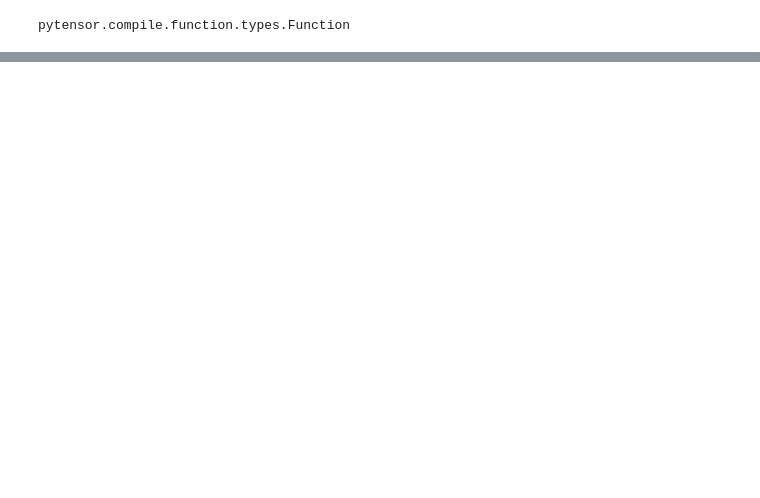
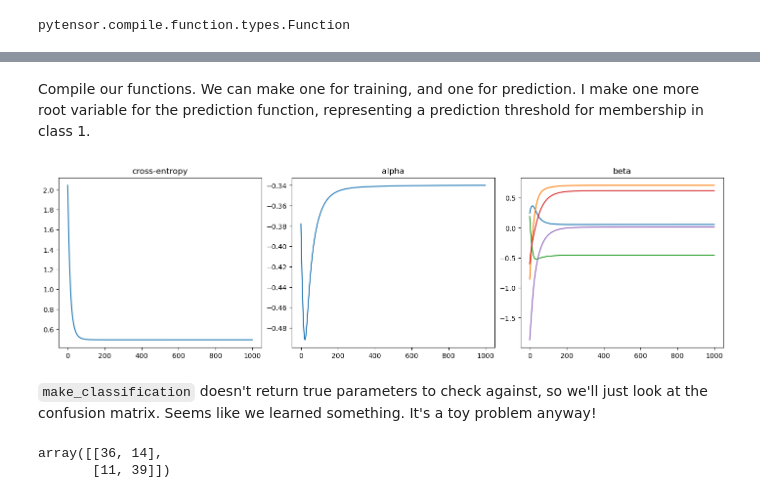
Before and after one commit to pymc-devs/pytensor-workshop, a Jupyter notebook: notebooks/walkthrough/pytensor_intro.ipynb, the cells around one changed output, grey strips where cells are left out. Cells and saved outputs as stored; diff of their text form; code cells hidden in the pictures; blank space fills up the shorter version.

```diff
--- a/notebooks/walkthrough/pytensor_intro.ipynb
+++ b/notebooks/walkthrough/pytensor_intro.ipynb
@@ -347,0 +581,8 @@ array(0.99906762)
+# %%
+X_pt = pt.tensor('X', shape=(None, None))
+y_pt = pt.tensor('y', shape=(None, ))
+alpha_pt = pt.tensor('alpha', shape=())
+beta_pt = pt.tensor('beta', shape=(None, ))
+
+p = pt.sigmoid(alpha_pt + X_pt @ beta_pt)
+loss = -(y_pt * pt.log(p) + (1 - y_pt) * pt.log(1 - p)).mean()
@@ -347,0 +639,47 @@ array(0.99906762)
+# %% [markdown]
+Compile our functions. We can make one for training, and one for prediction. I make one more root variable for the prediction function, representing a prediction threshold for membership in class 1.
+# %%
+training_fn = pytensor.function([X_pt, y_pt, eta_pt, alpha_pt, beta_pt], [loss, alpha_prime, beta_prime])
+
+threshold = pt.tensor('threshold', shape=())
+y_hat = (p > threshold).astype(int)
+predict_fn = pytensor.function([X_pt, alpha_pt, beta_pt, threshold], [p, y_hat])
+# %%
+from sklearn.datasets import make_classification
+import numpy as np
+import matplotlib.pyplot as plt
+
+seed = sum(map(ord, 'I <3 Pytensor'))
+rng = np.random.default_rng(seed)
+
+X, y = make_classification(n_samples=100, n_features=5, n_redundant=0, n_informative=5, n_classes=2, random_state=seed)
+
+# Initial values for parameteres
+beta = rng.normal(0, 1, size=(5,))
+alpha = rng.normal(0, 1)
+
+learning_rate = 1e-1
+# %%
+n_steps = 1000
+histories = [np.empty(n_steps), np.empty(n_steps), np.empty((n_steps, 5))]
+for t in range(n_steps):
+    loss_val, alpha, beta = training_fn(X, y, learning_rate, alpha, beta)
+    histories[0][t] = loss_val
+    histories[1][t] = alpha
+    histories[2][t] = beta
+# %%
+fig, ax = plt.subplots(1, 3, figsize=(14, 4), layout='constrained')
+for axis, data, name in zip(fig.axes, histories, ['cross-entropy', 'alpha', 'beta']):
+    axis.plot(data)
+    axis.set(title=name)
+plt.show()
+# %% [output]
+[figure, added]
+# %% [markdown]
+`make_classification` doesn't return true parameters to check against, so we'll just look at the confusion matrix. Seems like we learned something. It's a toy problem anyway!
+# %%
+from sklearn.metrics import confusion_matrix
+confusion_matrix(y, predict_fn(X, alpha, beta, 0.5)[1])
+# %% [output]
+array([[36, 14],
+       [11, 39]])
```
Also changed, not shown: parts of 110 cells of this notebook.
